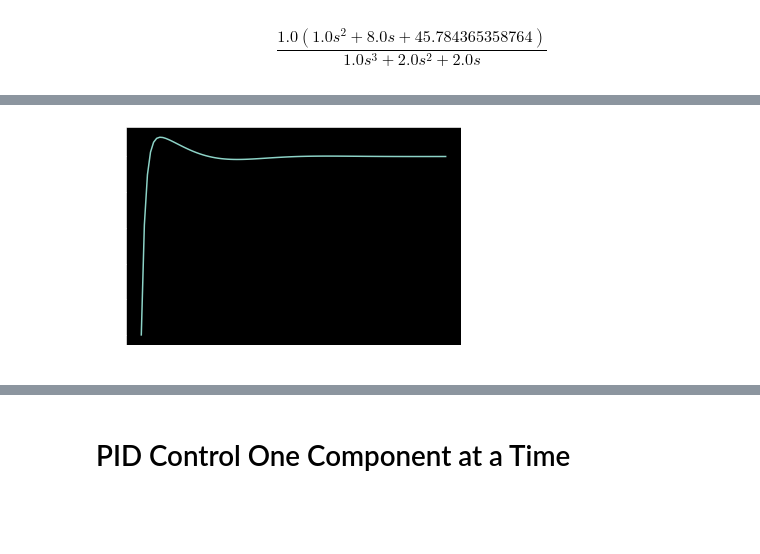
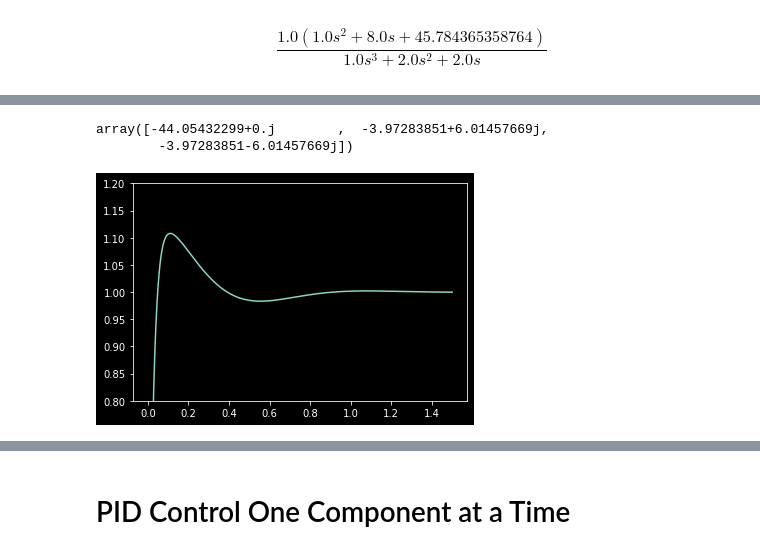
Before and after one commit to christakahashi/ECE447, a Jupyter notebook: lectures/root-locus-design.ipynb, the cells around one changed output, grey strips where cells are left out. Cells and saved outputs as stored; diff of their text form; code cells hidden in the pictures; blank space fills up the shorter version.

```diff
--- a/lectures/root-locus-design.ipynb
+++ b/lectures/root-locus-design.ipynb
@@ -230,7 +230,12 @@ r,k=root_locus(sys,xlim=(-5,1))
 # %%
+#looks good
 gain = tf([50],[1])
 fb = feedback(series(sys,gain))
-t,y = step_response(fb)
-plt.plot(t,y);
+t,y = step_response(fb,np.linspace(0,1.5,300))
+plt.plot(t,y)
+plt.ylim(0.8,1.2);
+pole(fb)
 # %% [output]
+array([-44.05432299+0.j        ,  -3.97283851+6.01457669j,
+        -3.97283851-6.01457669j])
-[figure, old version]
+[figure, new version]
```
Also changed, not shown: parts of 12 cells of this notebook.
